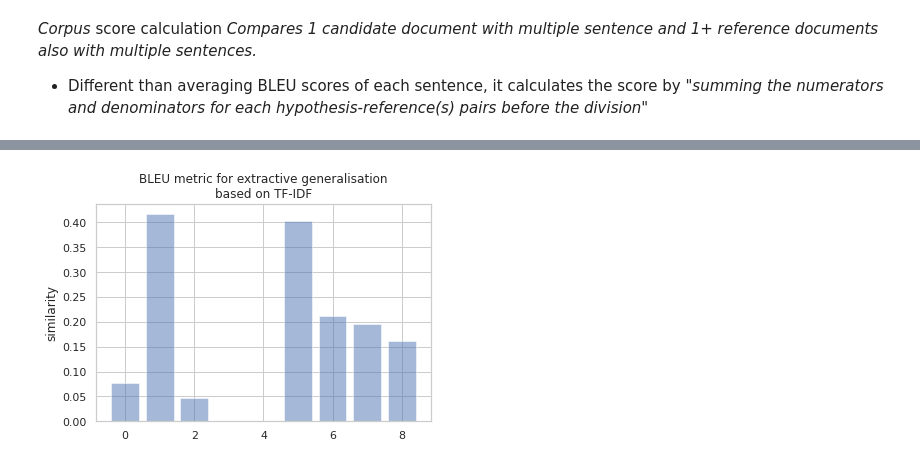
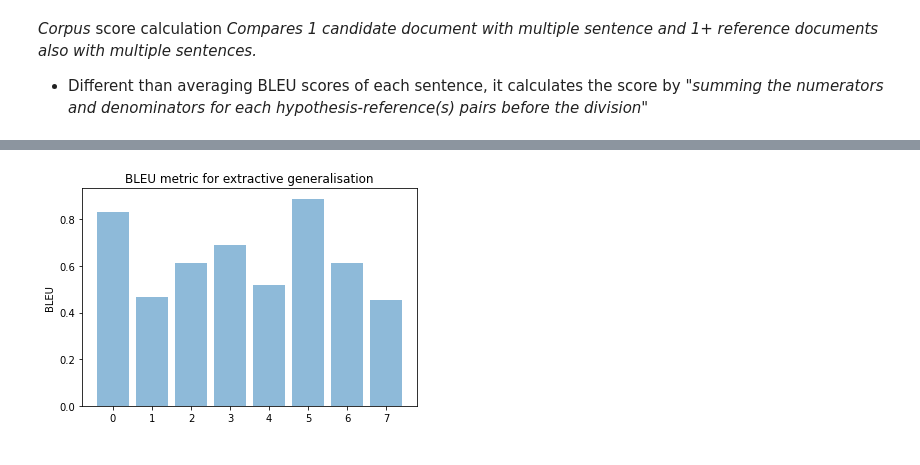
Before and after one commit to turbaevsky/DigiCatapult-summ, a Jupyter notebook: summarization.ipynb, the cells around one changed output, grey strips where cells are left out. Drawn from its saved outputs; the diff is of its cells as text; code cells hidden in the pictures.

```diff
--- a/summarization.ipynb
+++ b/summarization.ipynb
@@ -210,14 +190,33 @@ df2
 | 7 | The Group’s brand, reputation and... | Any significant disruption in ser... | Like many technology-based busine... |
 | 8 | The Group relies on various third... | The Group relies on various third... | The Group evaluates third-party s... |
 # %%
+import spacy
+nlp = spacy.load("en_core_web_sm")
+
 def excl(txt):
     excl = ""
     doc = nlp(txt)
     for i, s in enumerate(doc.sents):
         for token in s:
-            if token.ent_type_ in ['GPE', 'NORP'] or token.pos_ == 'NUM': # or ORG >1 ?
-                #print(token.text, token.ent_type_)
-                excl += s.text
+            #if token.ent_type_ != '' or token.pos_ != '':
+            #print(token.text, token.lemma_, token.ent_type_, token.pos_, token.dep_)
+            if token.ent_type_ in ['GPE', 'NORP']\
+            or token.pos_ == 'NUM'\
+            or (token.dep_ == 'ROOT' and token.lemma_ in ['face','compete','include','benefit','evolve',
+                                                          'affect','rely','develop','accelerate','invest',
+                                                         'acquire']):
+                #print(token.text, token.lemma_, token.ent_type_)
+                excl += (s.text+' ')
                 #print(f'Excluded sentence {i}: {s}')
                 break
     return excl
+# %%
+def root(txt):
+    doc = nlp(txt)
+    for i, s in enumerate(doc.sents):
+        for token in s:
+            if token.dep_ == 'ROOT':
+                print(f'Sentence {i} has {token.lemma_} as a root')
+# %%
+for i in range(len(df2)):
+    root(df2.iloc[i][2])
@@ -243,12 +265,11 @@ import os
 arr3 = []
 for i in range(len(df2)):
     try:
-        txt = df.iloc[i][1]
-        #print(txt)
+        txt = df2.iloc[i][0]
+        expect = df2.iloc[i][2]
         ex = excl(txt)
-        #print(ex)
-        r = bleu.corpus_bleu([[ex]], [txt])
-        print(f'{i} out of {len(df2)} returns {r:.3f} BLEU score')
+        r = bleu.corpus_bleu([[ex]], [expect])
+        print(f'{i} out of {len(df2)} returns {r:.3f} BLEU score\nTo be excluded: {expect}\n\nModel suggest to exclude: {ex}\n')
         arr3.append(r)
     except Exception as e:
         print(e)
@@ -265,9 +294,12 @@ for i in range(len(df2)):
 # %%
+import matplotlib.pyplot as plt
+import numpy as np
+
 fig = plt.figure()
 plt.bar(np.arange(len(arr3)), arr3, align='center', alpha=0.5)
-plt.title('BLEU metric for extractive generalisation\nbased on TF-IDF')
-plt.ylabel('similarity')
+plt.title('BLEU metric for extractive generalisation')
+plt.ylabel('BLEU')
 fig.savefig('bleu.png')
 plt.show()
 # %% [output]
-[figure, old version]
+[figure, new version]
```
Also changed, not shown: parts of 7 cells of this notebook, 1 other file.
